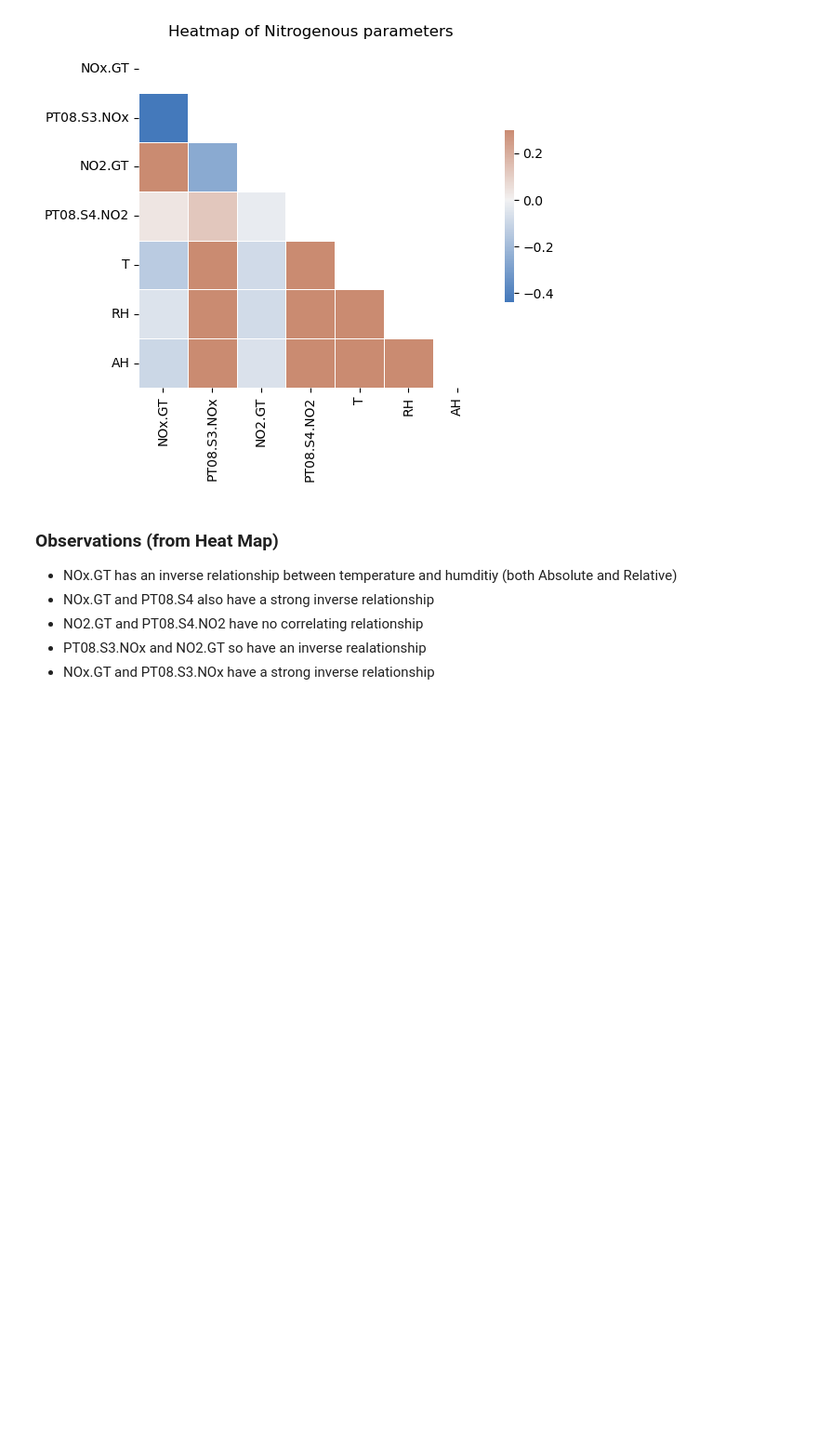
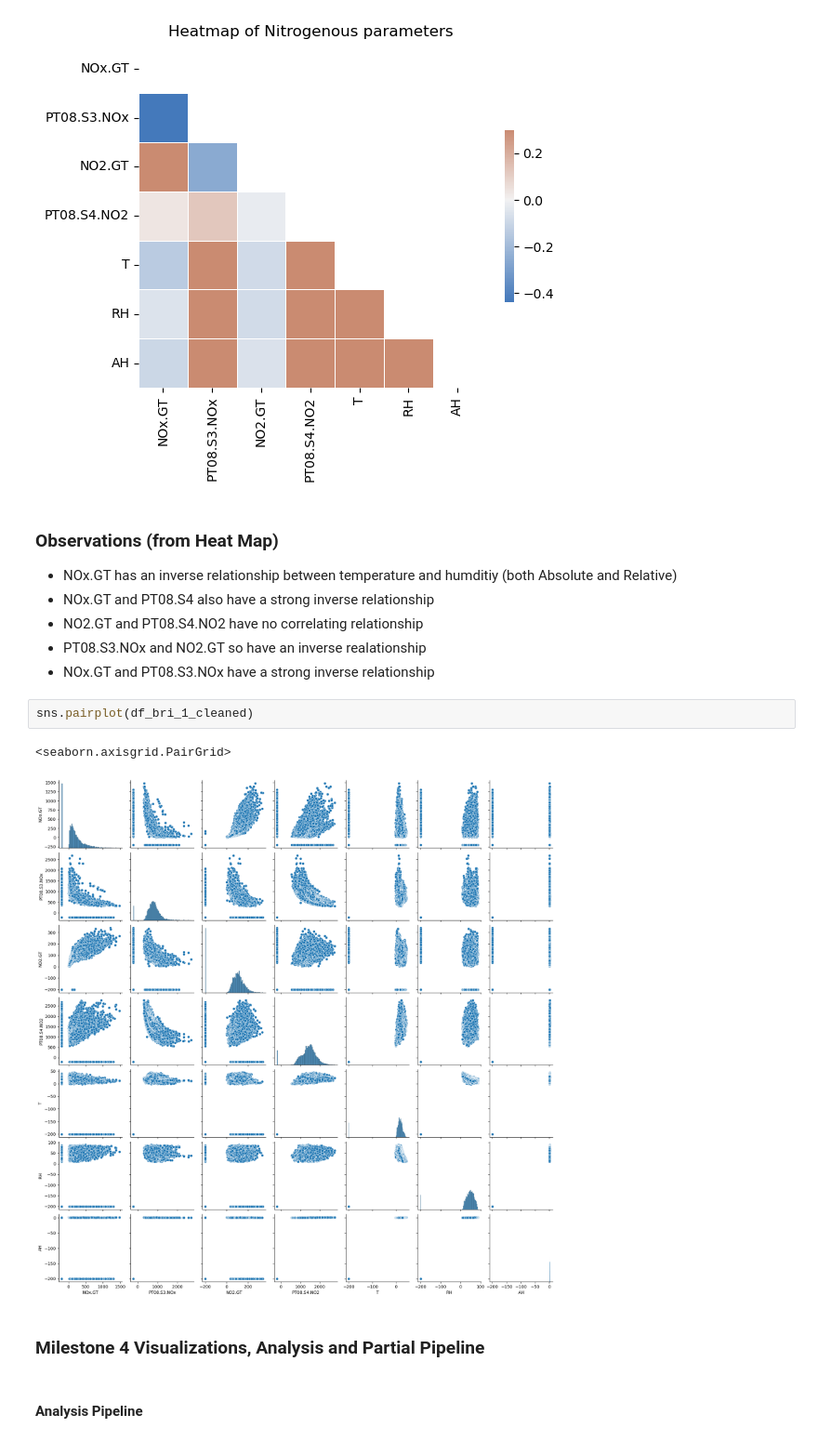
Before and after one commit to ubco-W2022T2-data301/project-group-group59, a Jupyter notebook: analysis/analysis2.ipynb, the cells around one changed output. Shown at 93% size. Cells and saved outputs as stored; diff of their text form; blank space fills up the shorter version.

```diff
--- a/analysis/analysis2.ipynb
+++ b/analysis/analysis2.ipynb
@@ -252,3 +240,12 @@ heatmap.set(title='Heatmap of Nitrogenous parameters')
 - NO2.GT and PT08.S4.NO2 have no correlating relationship
 - PT08.S3.NOx and NO2.GT so have an inverse realationship
 - NOx.GT and PT08.S3.NOx have a strong inverse relationship
+# %%
+sns.pairplot(df_bri_1_cleaned)
+# %% [output]
+<seaborn.axisgrid.PairGrid>
+[figure, added]
+# %% [markdown]
+### Milestone 4 Visualizations, Analysis and Partial Pipeline
+# %% [markdown]
+#### Analysis Pipeline
```
Also changed, not shown: parts of 8 cells of this notebook, 1 other file.
